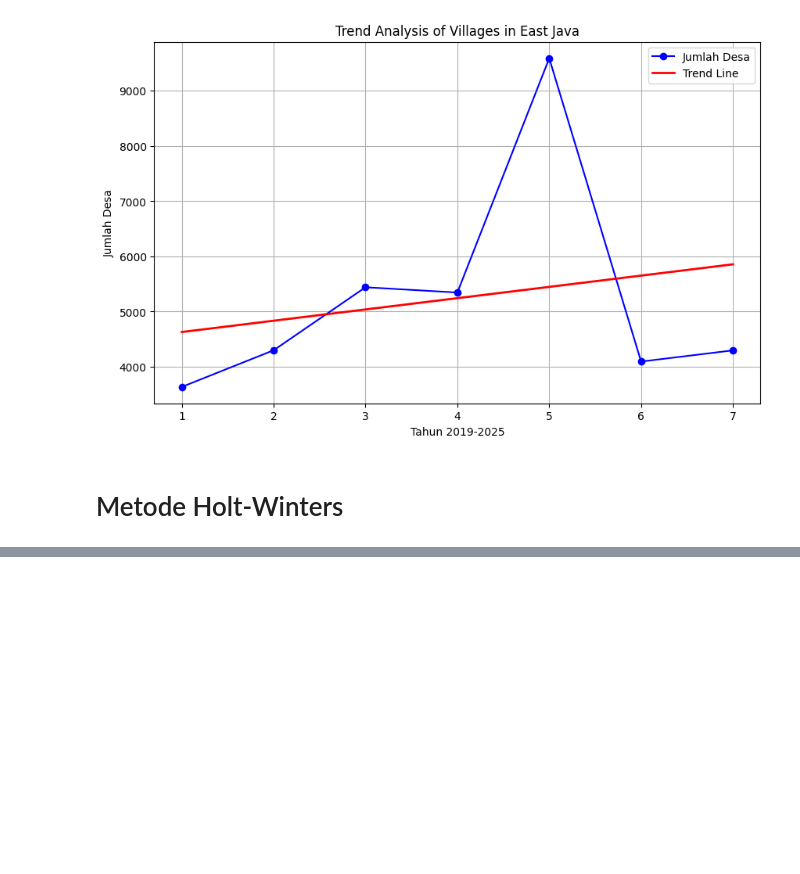
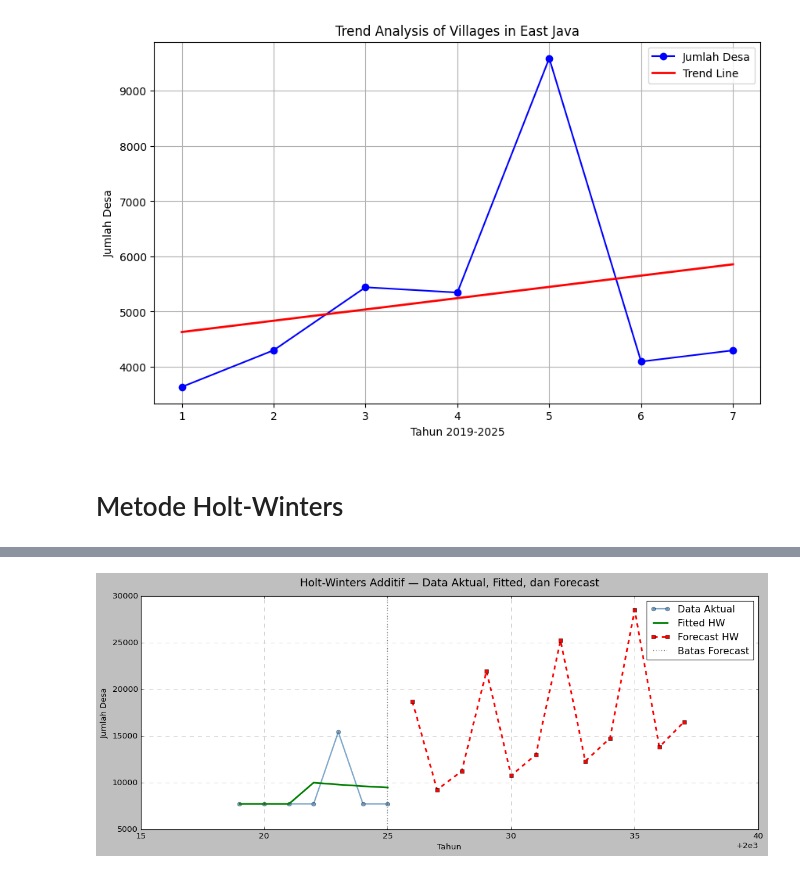
Before and after one commit to yowxy/Forecasting-Village-Population-in-East-Java-, a Jupyter notebook: index.ipynb, the cells around one changed output, grey strips where cells are left out. Cells and saved outputs as stored; diff of their text form; code cells hidden in the pictures; blank space fills up the shorter version.

Commit message:
feat: make an HW method and forecast it

```diff
--- a/index.ipynb
+++ b/index.ipynb
@@ -433,0 +471,11 @@ plt.show()
+# %%
+forecast_hw = model.forecast(12)
+tgl_hw = pd.date_range(start='2026-01-01', periods=12, freq='MS')
+
+df_fore_hw = pd.DataFrame({
+    'Tanggal': tgl_hw,
+    'Forecast': forecast_hw.values.round(2)
+})
+
+print('forecast jan-des 2026 - des 2026:')
+df_fore_hw
@@ -433,0 +499,76 @@ plt.show()
+# %%
+fitted_hw = model.fittedvalues
+
+plt.figure(figsize=(14,6))
+
+# =====================================
+# DATA AKTUAL
+# =====================================
+plt.plot(
+    ts['tahun'],
+    ts['jumlah'],
+    color='steelblue',
+    marker='o',
+    markersize=6,
+    linewidth=2,
+    alpha=0.7,
+    label='Data Aktual'
+)
+
+# =====================================
+# FITTED VALUES
+# =====================================
+plt.plot(
+    ts['tahun'],
+    fitted_hw,
+    color='green',
+    linewidth=2.5,
+    label='Fitted HW'
+)
+
+n_forecast = len(forecast_hw)
+
+tahun_forecast = range(
+    ts['tahun'].iloc[-1] + 1,
+    ts['tahun'].iloc[-1] + 1 + n_forecast
+)
+
+plt.plot(
+    list(tahun_forecast),
+    forecast_hw,
+    color='red',
+    linestyle='--',
+    marker='s',
+    markersize=6,
+    linewidth=2.5,
+    label='Forecast HW'
+)
+
+plt.axvline(
+    x=ts['tahun'].iloc[-1],
+    color='gray',
+    linestyle=':',
+    linewidth=2,
+    label='Batas Forecast'
+)
+
+plt.title(
+    'Holt-Winters Additif — Data Aktual, Fitted, dan Forecast',
+    fontsize=16,
+    pad=15
+)
+
+plt.xlabel('Tahun', fontsize=12)
+plt.ylabel('Jumlah Desa', fontsize=12)
+
+plt.grid(
+    True,
+    linestyle='--',
+    alpha=0.3
+)
+
+plt.legend()
+plt.tight_layout()
+plt.show()
+# %% [output]
+[figure, added]
```
Also changed, not shown: parts of 11 cells of this notebook.
